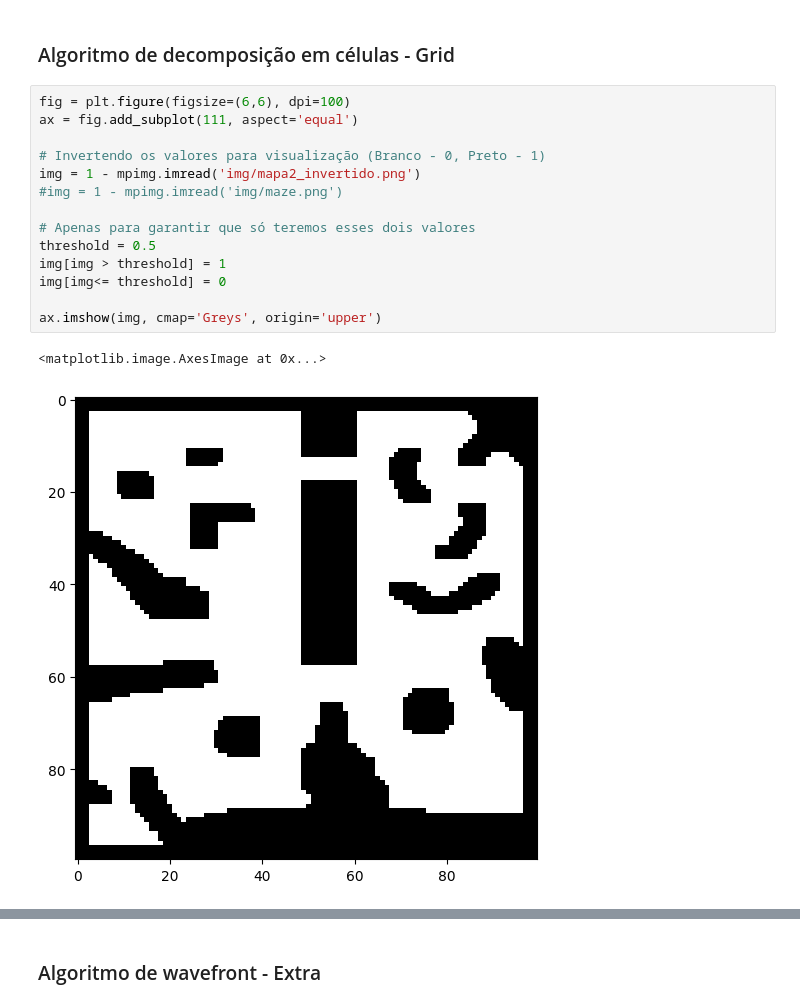
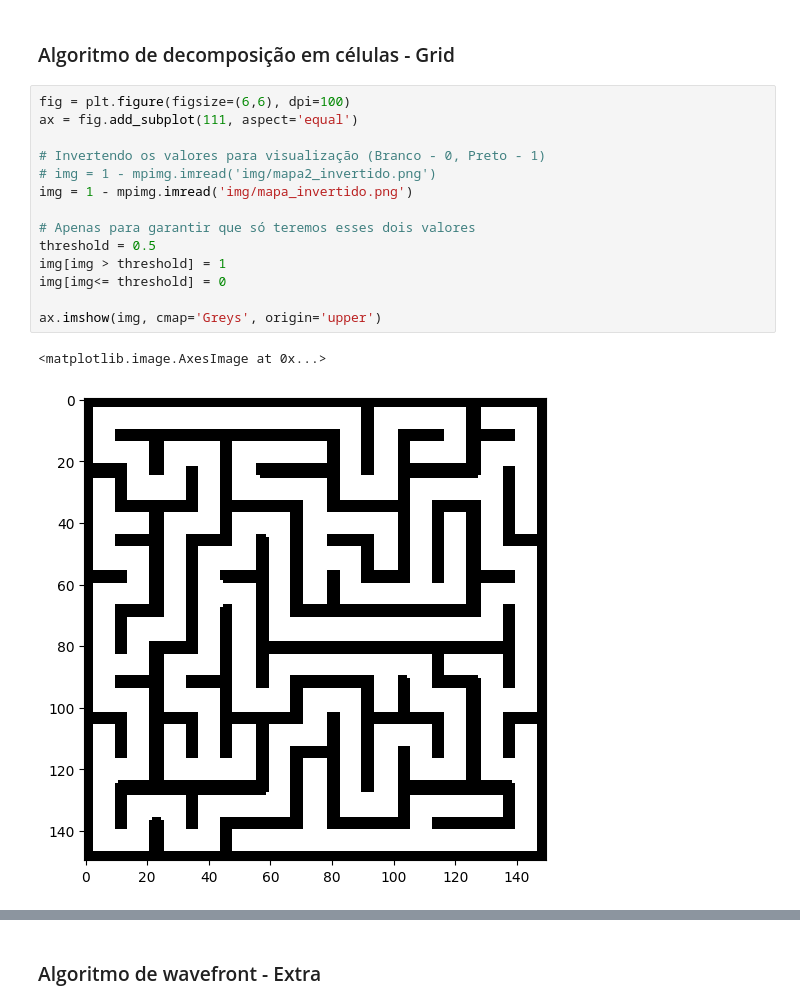
Before and after one commit to caiotcunha/TP2robotica, a Jupyter notebook: TP2.ipynb, the cells around one changed output, grey strips where cells are left out. Saved outputs shown, nothing was run; the diff lists cells and outputs as text.

```diff
--- a/TP2.ipynb
+++ b/TP2.ipynb
@@ -353,19 +353,19 @@ plt.show()
 # %%
 fig = plt.figure(figsize=(6,6), dpi=100)
 ax = fig.add_subplot(111, aspect='equal')
 
 # Invertendo os valores para visualização (Branco - 0, Preto - 1)
-img = 1 - mpimg.imread('img/mapa2_invertido.png')
-#img = 1 - mpimg.imread('img/maze.png')
+# img = 1 - mpimg.imread('img/mapa2_invertido.png')
+img = 1 - mpimg.imread('img/mapa_invertido.png')
 
 # Apenas para garantir que só teremos esses dois valores
 threshold = 0.5
 img[img > threshold] = 1
 img[img<= threshold] = 0
 
 ax.imshow(img, cmap='Greys', origin='upper')
 # %% [output]
 <matplotlib.image.AxesImage at 0x...>
-[figure, old version]
+[figure, new version]
 # %%
 # Dimensões do mapa informado em metros (X, Y)
```
Also changed, not shown: parts of 19 cells of this notebook, 2 other files.
